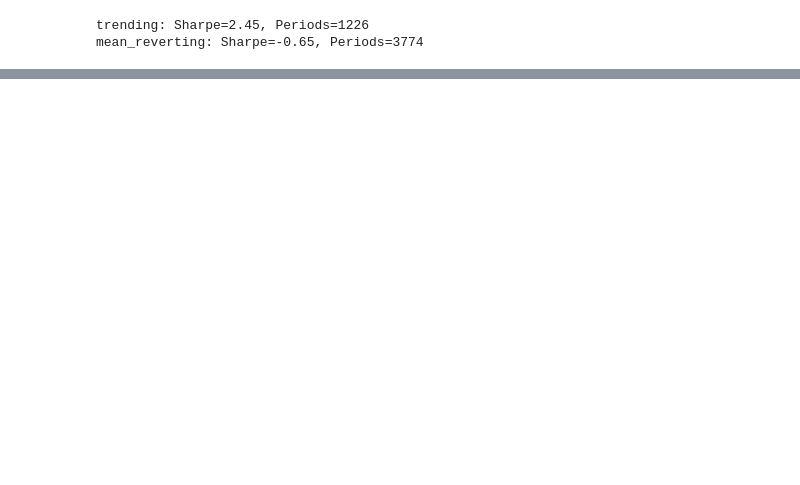
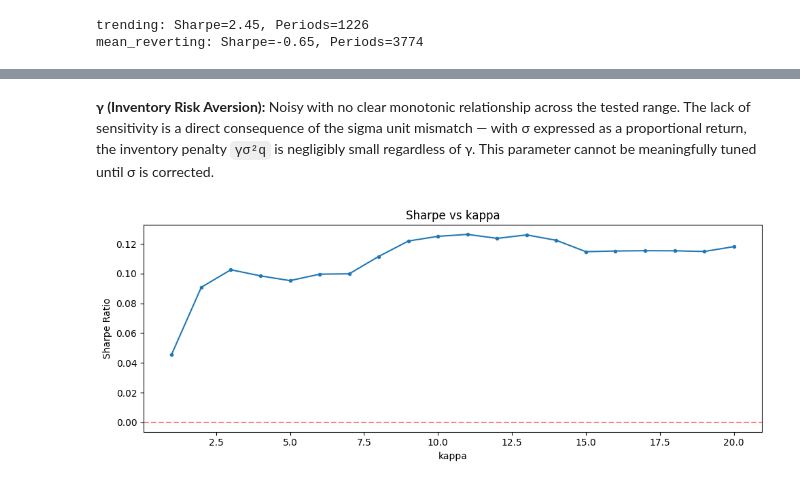
Before and after one commit to whark231/quant_mm_sim, a Jupyter notebook: notebooks/04_performance_analysis.ipynb, the cells around one changed output, grey strips where cells are left out. Cells and saved outputs as stored; diff of their text form; code cells hidden in the pictures; blank space fills up the shorter version.

```diff
--- a/notebooks/04_performance_analysis.ipynb
+++ b/notebooks/04_performance_analysis.ipynb
@@ -186,7 +206,7 @@ dtype: object
 import numpy as np
 
 gammas = np.linspace(0.05, 0.5, 20)
-kappas = np.linspace(0.05, 3.0, 20)
+kappas = np.linspace(1.0, 20.0, 20)
 alphas = np.linspace(0.05, 3.0, 20)
 betas = np.linspace(0.05, 3.0, 20)
 ofi_thresholds = np.linspace(0.5, 0.9, 20)
@@ -215,0 +241,6 @@ def plot_param(**kwargs):
+# %% [markdown]
+**γ (Inventory Risk Aversion):** Noisy with no clear monotonic relationship across the tested range. The lack of sensitivity is a direct consequence of the sigma unit mismatch — with σ expressed as a proportional return, the inventory penalty `γσ²q` is negligibly small regardless of γ. This parameter cannot be meaningfully tuned until σ is corrected.
+# %%
+plot_param(kappa=kappas)
+# %% [output]
+[figure, added]
```
Also changed, not shown: parts of 38 cells of this notebook, 1 other file.
